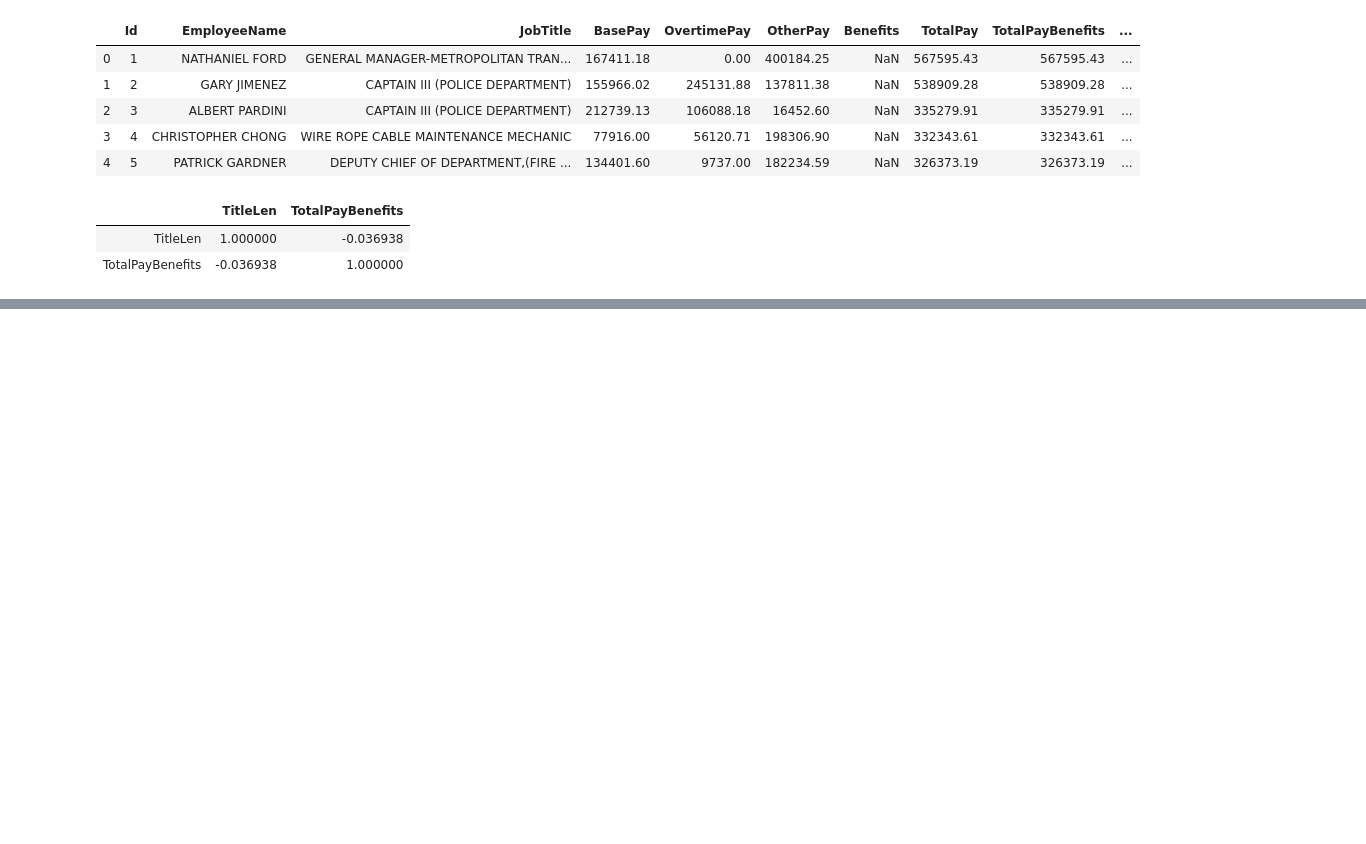
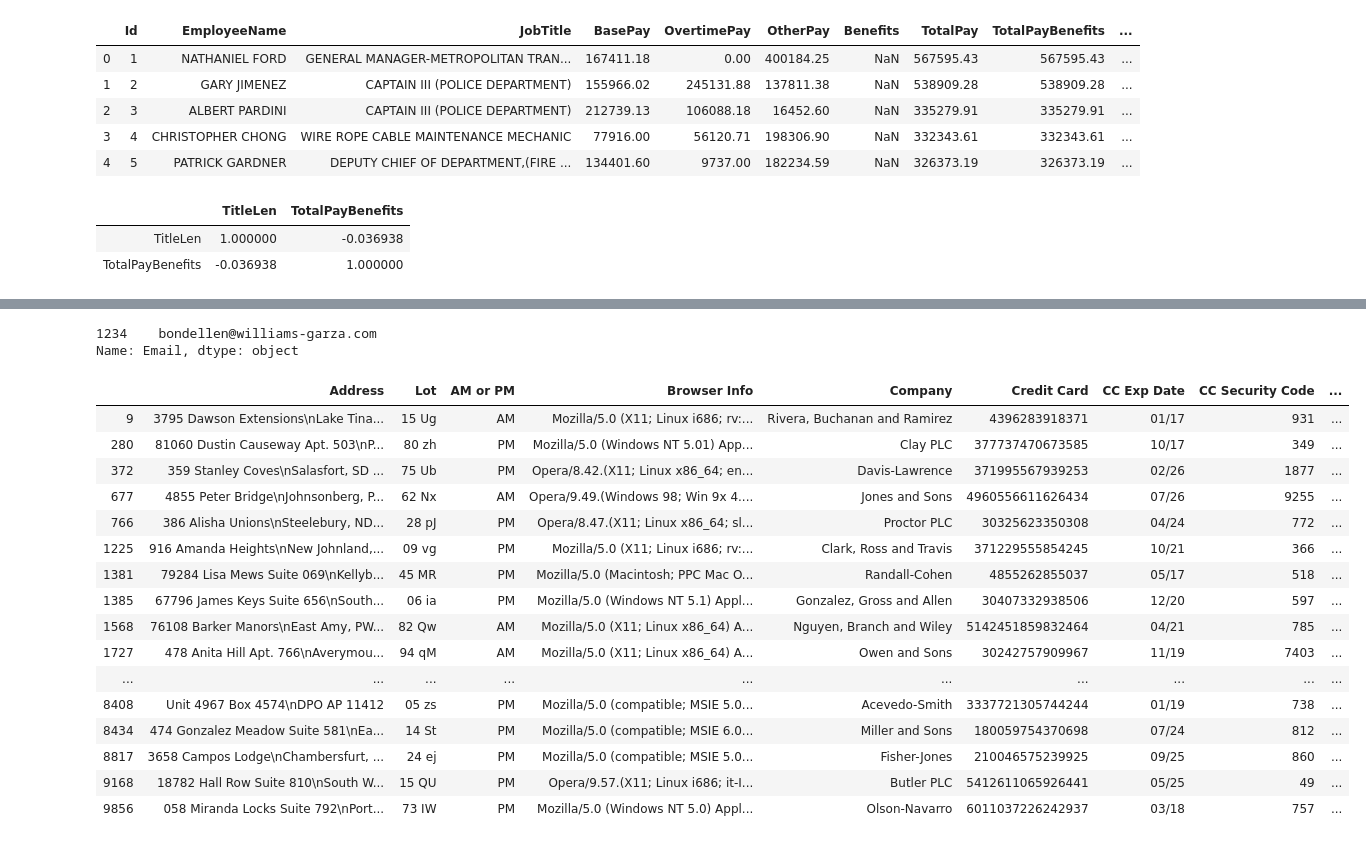
Before and after one commit to Sojiknight/PyDatSciStuds, a Jupyter notebook: Untitled10.ipynb, the cells around one changed output, grey strips where cells are left out. Drawn from its saved outputs; the diff is of its cells as text; code cells hidden in the pictures; blank space fills up the shorter version.

```diff
--- a/Untitled10.ipynb
+++ b/Untitled10.ipynb
@@ -2070,0 +2073,2 @@ sal [['TitleLen','TotalPayBenefits']].corr()
+# %%
+ecom = pd.read_csv('Ecommerce Purchases.csv')
@@ -2070,0 +2187,25 @@ sal [['TitleLen','TotalPayBenefits']].corr()
+# %%
+ecom [ecom ['Credit Card'] == 4926535242672853]['Email']
+# %% [output]
+1234    bondellen@williams-garza.com
+Name: Email, dtype: object
+# %%
+ecom [(ecom ['CC Provider'] == 'American Express') & (ecom ['Purchase Price'] > 95)]
+# %% [output]
+|  | Address | Lot | AM or PM | Browser Info | Company | Credit Card | CC Exp Date | CC Security Code | ... |
+| 9 | 3795 Dawson Extensions\nLake Tina... | 15 Ug | AM | Mozilla/5.0 (X11; Linux i686; rv:... | Rivera, Buchanan and Ramirez | 4396283918371 | 01/17 | 931 | ... |
+| 280 | 81060 Dustin Causeway Apt. 503\nP... | 80 zh | PM | Mozilla/5.0 (Windows NT 5.01) App... | Clay PLC | 377737470673585 | 10/17 | 349 | ... |
+| 372 | 359 Stanley Coves\nSalasfort, SD ... | 75 Ub | PM | Opera/8.42.(X11; Linux x86_64; en... | Davis-Lawrence | 371995567939253 | 02/26 | 1877 | ... |
+| 677 | 4855 Peter Bridge\nJohnsonberg, P... | 62 Nx | AM | Opera/9.49.(Windows 98; Win 9x 4.... | Jones and Sons | 4960556611626434 | 07/26 | 9255 | ... |
+| 766 | 386 Alisha Unions\nSteelebury, ND... | 28 pJ | PM | Opera/8.47.(X11; Linux x86_64; sl... | Proctor PLC | 30325623350308 | 04/24 | 772 | ... |
+| 1225 | 916 Amanda Heights\nNew Johnland,... | 09 vg | PM | Mozilla/5.0 (X11; Linux i686; rv:... | Clark, Ross and Travis | 371229555854245 | 10/21 | 366 | ... |
+| 1381 | 79284 Lisa Mews Suite 069\nKellyb... | 45 MR | PM | Mozilla/5.0 (Macintosh; PPC Mac O... | Randall-Cohen | 4855262855037 | 05/17 | 518 | ... |
+| 1385 | 67796 James Keys Suite 656\nSouth... | 06 ia | PM | Mozilla/5.0 (Windows NT 5.1) Appl... | Gonzalez, Gross and Allen | 30407332938506 | 12/20 | 597 | ... |
+| 1568 | 76108 Barker Manors\nEast Amy, PW... | 82 Qw | AM | Mozilla/5.0 (X11; Linux x86_64) A... | Nguyen, Branch and Wiley | 5142451859832464 | 04/21 | 785 | ... |
+| 1727 | 478 Anita Hill Apt. 766\nAverymou... | 94 qM | AM | Mozilla/5.0 (X11; Linux x86_64) A... | Owen and Sons | 30242757909967 | 11/19 | 7403 | ... |
+| ... | ... | ... | ... | ... | ... | ... | ... | ... | ... |
+| 8408 | Unit 4967 Box 4574\nDPO AP 11412 | 05 zs | PM | Mozilla/5.0 (compatible; MSIE 5.0... | Acevedo-Smith | 3337721305744244 | 01/19 | 738 | ... |
+| 8434 | 474 Gonzalez Meadow Suite 581\nEa... | 14 St | PM | Mozilla/5.0 (compatible; MSIE 6.0... | Miller and Sons | 180059754370698 | 07/24 | 812 | ... |
+| 8817 | 3658 Campos Lodge\nChambersfurt, ... | 24 ej | PM | Mozilla/5.0 (compatible; MSIE 5.0... | Fisher-Jones | 210046575239925 | 09/25 | 860 | ... |
+| 9168 | 18782 Hall Row Suite 810\nSouth W... | 15 QU | PM | Opera/9.57.(X11; Linux i686; it-I... | Butler PLC | 5412611065926441 | 05/25 | 49 | ... |
+| 9856 | 058 Miranda Locks Suite 792\nPort... | 73 IW | PM | Mozilla/5.0 (Windows NT 5.0) Appl... | Olson-Navarro | 6011037226242937 | 03/18 | 757 | ... |
```
Also changed, not shown: parts of 35 cells of this notebook.
